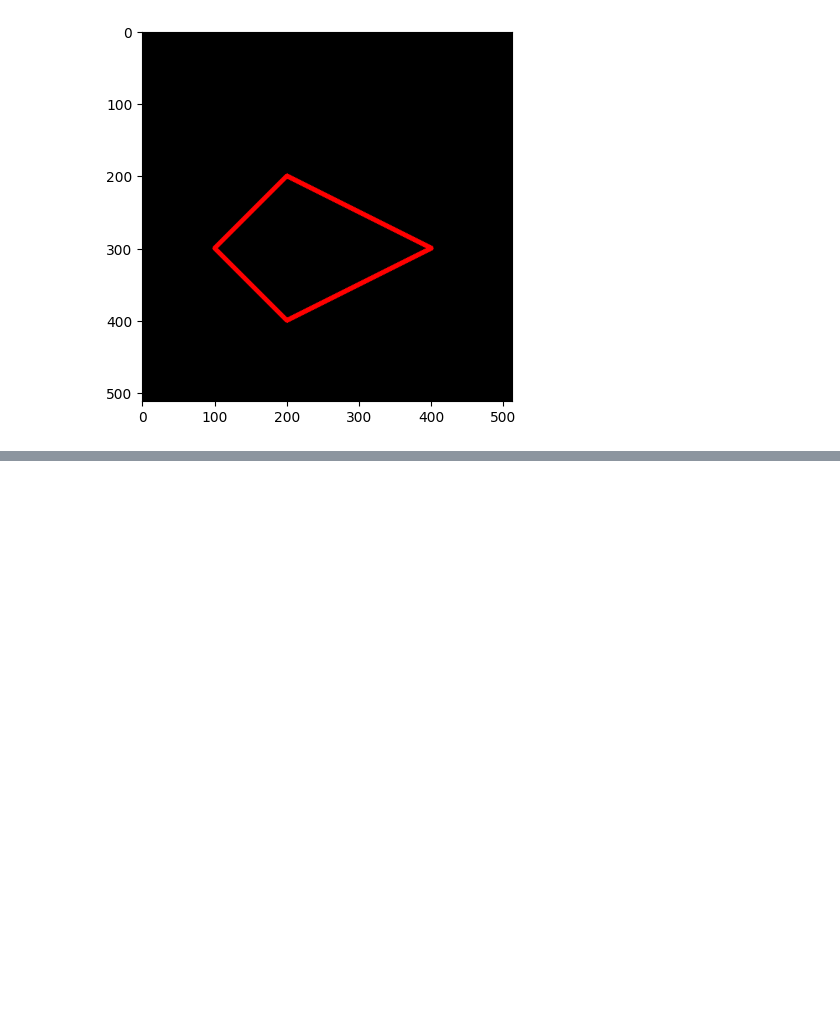
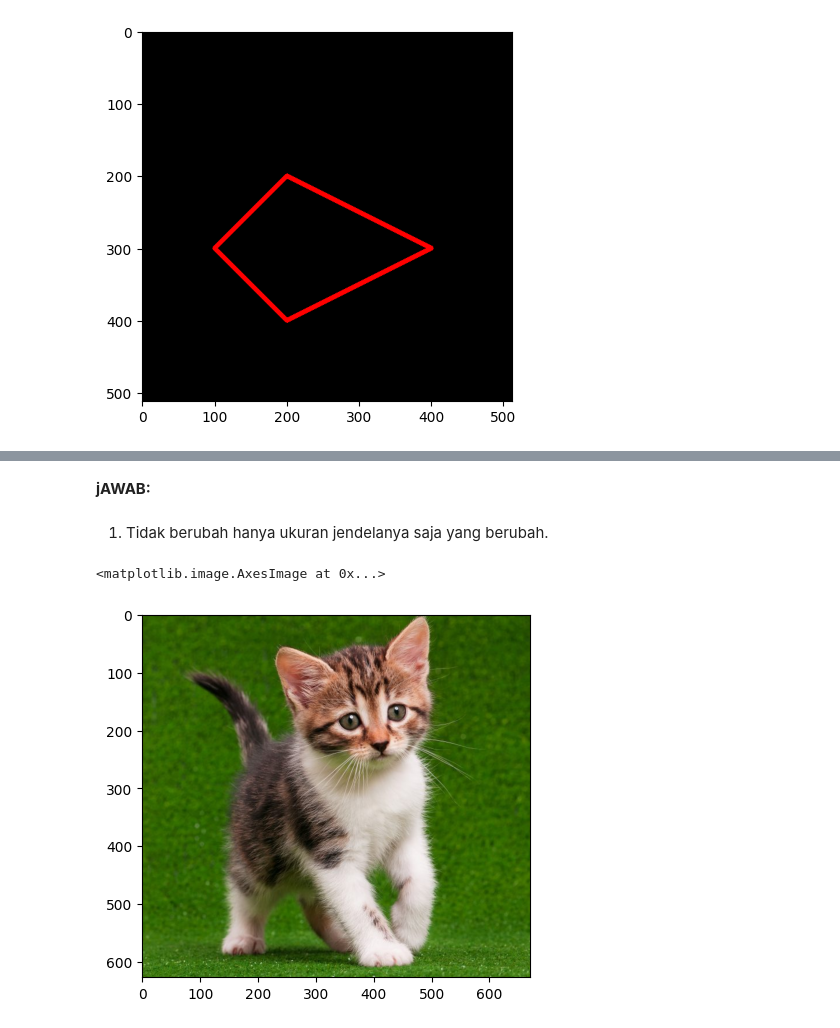
Before and after one commit to AzisilhamK463/PCVK_2023, a Jupyter notebook: week2.ipynb, the cells around one changed output, grey strips where cells are left out. Cells and saved outputs as stored; diff of their text form; code cells hidden in the pictures; blank space fills up the shorter version.

```diff
--- a/week2.ipynb
+++ b/week2.ipynb
@@ -136,0 +168,13 @@ berikut
+# %% [markdown]
+**jAWAB:**
+# %% [markdown]
+1. Tidak berubah hanya ukuran jendelanya saja yang berubah.
+# %%
+img6=cv.cvtColor(img,cv.COLOR_BGR2RGB)
+
+fig=plt.figure(figsize=(5,5))
+ax=fig.add_subplot(111)
+ax.imshow(img6)
+# %% [output]
+<matplotlib.image.AxesImage at 0x...>
+[figure, added]
```
Also changed, not shown: parts of 7 cells of this notebook.
